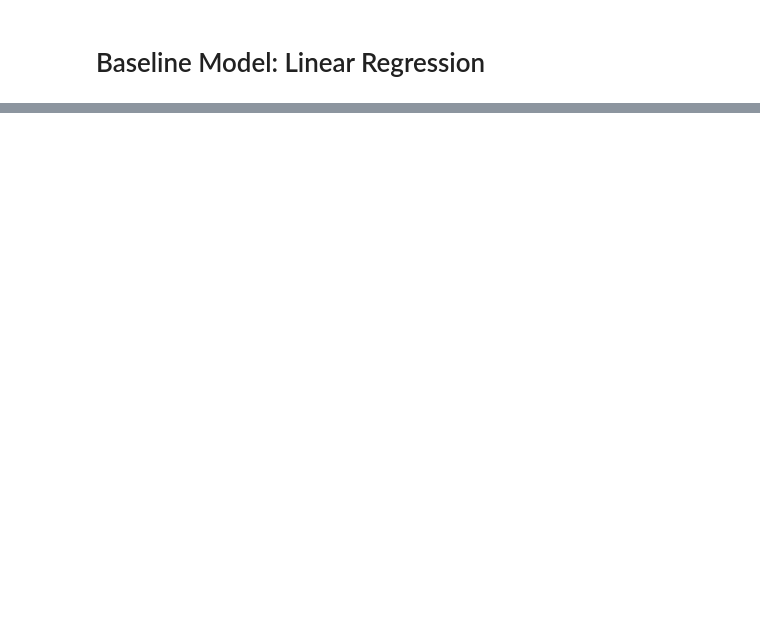
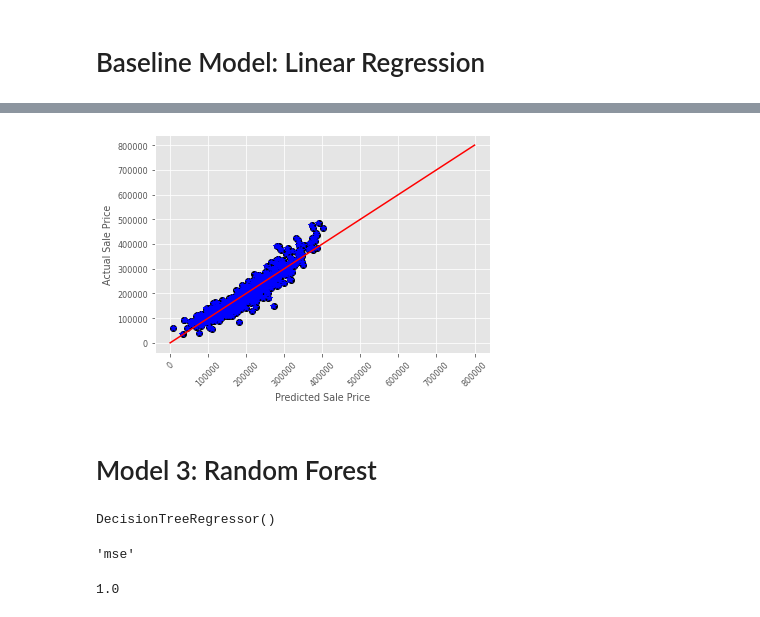
Before and after one commit to flyingcape/Ames_Iowa_HousePrices_Regression, a Jupyter notebook: ML_Project.ipynb, the cells around one changed output, grey strips where cells are left out. Cells and saved outputs as stored; diff of their text form; code cells hidden in the pictures; blank space fills up the shorter version.

```diff
--- a/ML_Project.ipynb
+++ b/ML_Project.ipynb
@@ -319,3 +275,7 @@ X_train, X_test, y_train, y_test = train_test_split(
+# %%
+from sklearn.preprocessing import StandardScaler
+scaler = StandardScaler()
+X_train_scaled = scaler.fit_transform(X_train)
 # %%
 # Grid Search
 from sklearn.model_selection import StratifiedKFold
@@ -323,10 +283,12 @@ from sklearn.model_selection import GridSearchCV
 
 skfold = StratifiedKFold(n_splits=3, shuffle=True, random_state=0)
 lasso  = Lasso()
+lasso.set_params(normalize=False)
+
 params = {
-    "alpha": [0, 10, 50, 100]
+    "alpha": [0, 5, 25, 50, 100]
 }
 
 gs = GridSearchCV(lasso, params, scoring = 'r2', cv=skfold)
-gs.fit(X_train, y_train)
+gs.fit(X_train_scaled, y_train)
 gs.cv_results_['mean_test_score']
@@ -333,3 +320,34 @@ gs.cv_results_['mean_test_score']
+# %%
+plt.plot(lm.predict(X_train),
+         y_train, 'ko')
+plt.plot(gs.best_estimator_.predict(X_train_scaled), # new model
+         y_train, 'b*')
+x = np.linspace(0, 800000, 1000)
+y = np.linspace(0, 800000, 1000)
+plt.plot(x,y, 'r-')
+
+plt.ylabel('Actual Sale Price')
+plt.xlabel('Predicted Sale Price')
+plt.xticks(rotation = 45); # Rotates X-Axis Ticks by 45-degrees
+# %% [output]
+[figure, added]
 # %%
 #lasso  = Lasso()
 #lasso.get_params().keys()
+# %% [markdown]
+# Model 3: Random Forest
+# %%
+from sklearn import tree
+tree_model = tree.DecisionTreeRegressor()
+
+tree_model.fit(X_train, y_train)
+# %% [output]
+DecisionTreeRegressor()
+# %%
+tree_model.criterion
+# %% [output]
+'mse'
+# %%
+tree_model.score(X_train, y_train)
+# %% [output]
+1.0
```
Also changed, not shown: parts of 69 cells of this notebook, 2 other files.
